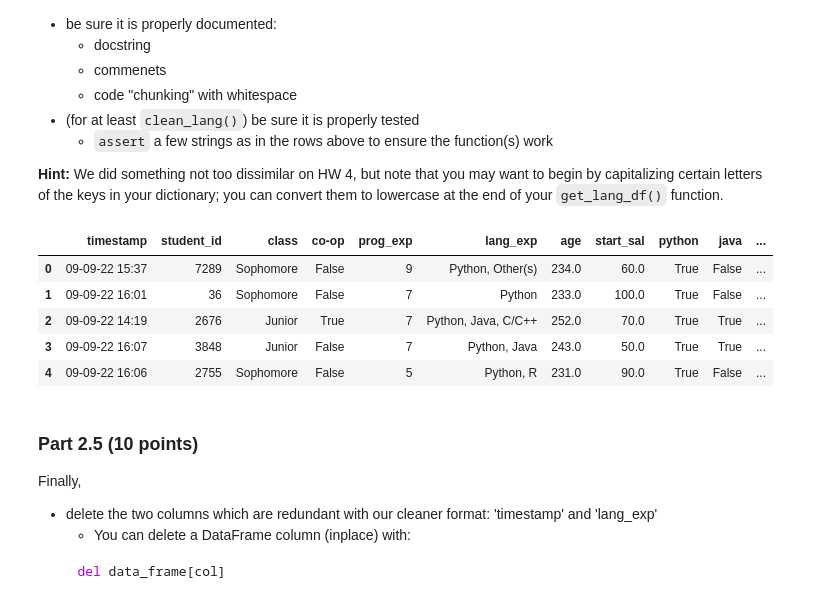
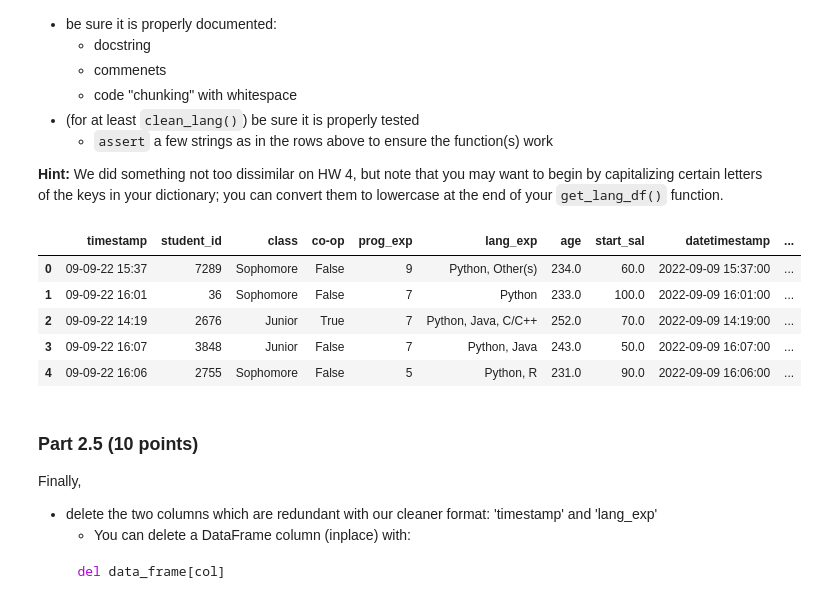
Before and after one commit to nickw0ng/DS3000, a Jupyter notebook: Homeworks/hw6.ipynb, the cells around one changed output. Cells and saved outputs as stored; diff of their text form; code cells hidden in the pictures.

Commit message:
added the cleaned gtky file

```diff
--- a/Homeworks/hw6.ipynb
+++ b/Homeworks/hw6.ipynb
@@ -210,6 +210,8 @@ Be sure that your `convert_date()` function:
 - is tested with two `assert` statements you write
     - you need two because there are two different formats for the date!
 # %%
+from datetime import datetime
+
 def convert_date(date_str):
     """
     Convert a date string into a datetime object
@@ -221,5 +223,20 @@ def convert_date(date_str):
         datetime: A datetime object that representing the date and time
 
     """
-print(df_gtky.tail())
+    for fmt in ('%m-%d-%y %H:%M', '%m-%d-%y %H:%M:%S', '%m/%d/%Y %H:%M:%S'):
+        try:
+            return datetime.strptime(date_str, fmt)
+        except ValueError:
+            pass
+
+
+# Testing the convert_date function with assert statements
+# These tests ensure the function works for both formats
+assert convert_date('09-12-22 16:02') == datetime(2022, 9, 12, 16, 2)
+assert convert_date('9/15/2022 10:36:54') == datetime(2022, 9, 15, 10, 36, 54)
+
+# Apply the convert_date function to the 'timestamp' column to create the 'datetimestamp' column
+df_gtky['datetimestamp'] = df_gtky['timestamp'].map(convert_date)
+
+df_gtky.tail()
 # %% [output]
@@ -275,64 +285,64 @@ For both of the functions you create:
 # %%
 def clean_lang(lang_str):
     """
-    takes a single observation (string) and outputs a series with keys equal to the column names of your desired new columns, and appropriate boolean values.
+    Takes a single observation (string) and outputs a series with keys equal to the column names of your desired new columns, and appropriate boolean values.
 
     Parameters:
         lang_str (str): A string containing programming languages separated by commas.
 
     Returns:
-        dict: A dictionary with keys as the languages and the boolean value if it is present or not
+        programing_langs: A dictionary with keys as the languages and the boolean value if it is present or not
     """
     # Initializes a dictionary to store if any of the languages are present
-    langs = {'python': False, 'java': False, 'r': False, 'c/c++': False, 'other(s)': False}
+    programing_langs = {'python': False, 'java': False, 'r': False, 'c/c++': False, 'other(s)': False}
 
     # Checks to see if the language is present and sets the dictionary boolean to true
     if 'Python' in lang_str:
-        langs['python'] = True
+        programing_langs['python'] = True
     if 'Java' in lang_str:
-        langs['java'] = True
+        programing_langs['java'] = True
     if 'R' in lang_str:
-        langs['r'] = True
+        programing_langs['r'] = True
     if 'C/C++' in lang_str:
-        langs['c/c++'] = True
+        programing_langs['c/c++'] = True
     if 'Other(s)' in lang_str:
-        langs['other(s)'] = True
+        programing_langs['other(s)'] = True
 
-    return langs
+    return programing_langs
 
 # Assert test for clean_lang
 assert clean_lang('Python, Other(s)') == {'python': True, 'java': False, 'r': False, 'c/c++': False, 'other(s)': True}
 assert clean_lang('Python, Java, C/C++') == {'python': True, 'java': True, 'r': False, 'c/c++': True, 'other(s)': False}
 assert clean_lang('Python') == {'python': True, 'java': False, 'r': False, 'c/c++': False, 'other(s)': False}
 
 def get_lang_df(df):
     """
     Uses `.map` to create the new columns and add them to the data frame.
 
     Parameters:
     df (pd.DataFrame): The dataframe input with the lang_exp column in it
 
     Returns:
     pd.DataFrame: A new dataframe with new columns representing each language and their boolean value
     """
     # Uses clean_lang in order to add new columns to the dataframe
     lang_df = df['lang_exp'].map(clean_lang).apply(pd.Series)
 
     # Adds the new columns to the dataframe
     df = df.join(lang_df)
 
     return df
 
 # Updates the dataframe and prints it
 df_gtky = get_lang_df(df_gtky)
 df_gtky.head()
 # %% [output]
-|  | timestamp | student_id | class | co-op | prog_exp | lang_exp | age | start_sal | python | java | ... |
-| 0 | 09-09-22 15:37 | 7289 | Sophomore | False | 9 | Python, Other(s) | 234.0 | 60.0 | True | False | ... |
-| 1 | 09-09-22 16:01 | 36 | Sophomore | False | 7 | Python | 233.0 | 100.0 | True | False | ... |
-| 2 | 09-09-22 14:19 | 2676 | Junior | True | 7 | Python, Java, C/C++ | 252.0 | 70.0 | True | True | ... |
-| 3 | 09-09-22 16:07 | 3848 | Junior | False | 7 | Python, Java | 243.0 | 50.0 | True | True | ... |
-| 4 | 09-09-22 16:06 | 2755 | Sophomore | False | 5 | Python, R | 231.0 | 90.0 | True | False | ... |
+|  | timestamp | student_id | class | co-op | prog_exp | lang_exp | age | start_sal | datetimestamp | ... |
+| 0 | 09-09-22 15:37 | 7289 | Sophomore | False | 9 | Python, Other(s) | 234.0 | 60.0 | 2022-09-09 15:37:00 | ... |
+| 1 | 09-09-22 16:01 | 36 | Sophomore | False | 7 | Python | 233.0 | 100.0 | 2022-09-09 16:01:00 | ... |
+| 2 | 09-09-22 14:19 | 2676 | Junior | True | 7 | Python, Java, C/C++ | 252.0 | 70.0 | 2022-09-09 14:19:00 | ... |
+| 3 | 09-09-22 16:07 | 3848 | Junior | False | 7 | Python, Java | 243.0 | 50.0 | 2022-09-09 16:07:00 | ... |
+| 4 | 09-09-22 16:06 | 2755 | Sophomore | False | 5 | Python, R | 231.0 | 90.0 | 2022-09-09 16:06:00 | ... |
 # %% [markdown]
 ### Part 2.5 (10 points)
 
```
Also changed, not shown: parts of 4 cells of this notebook, 2 other files.
